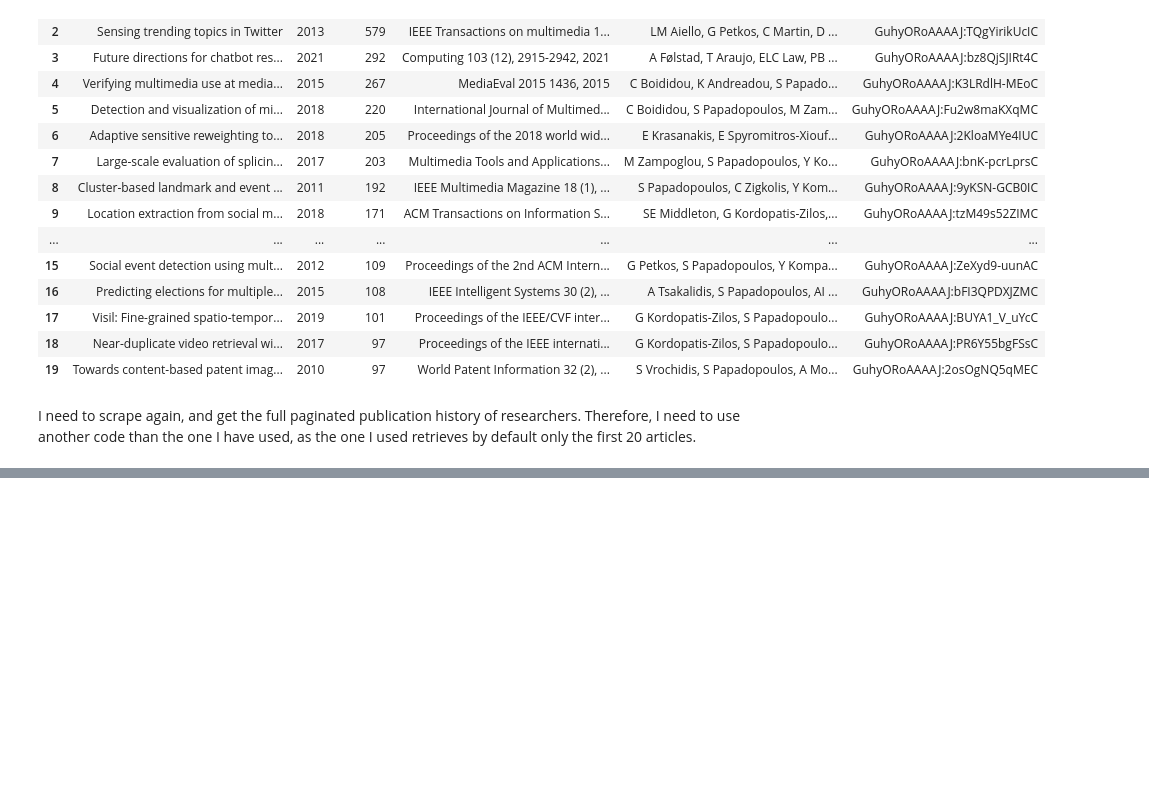
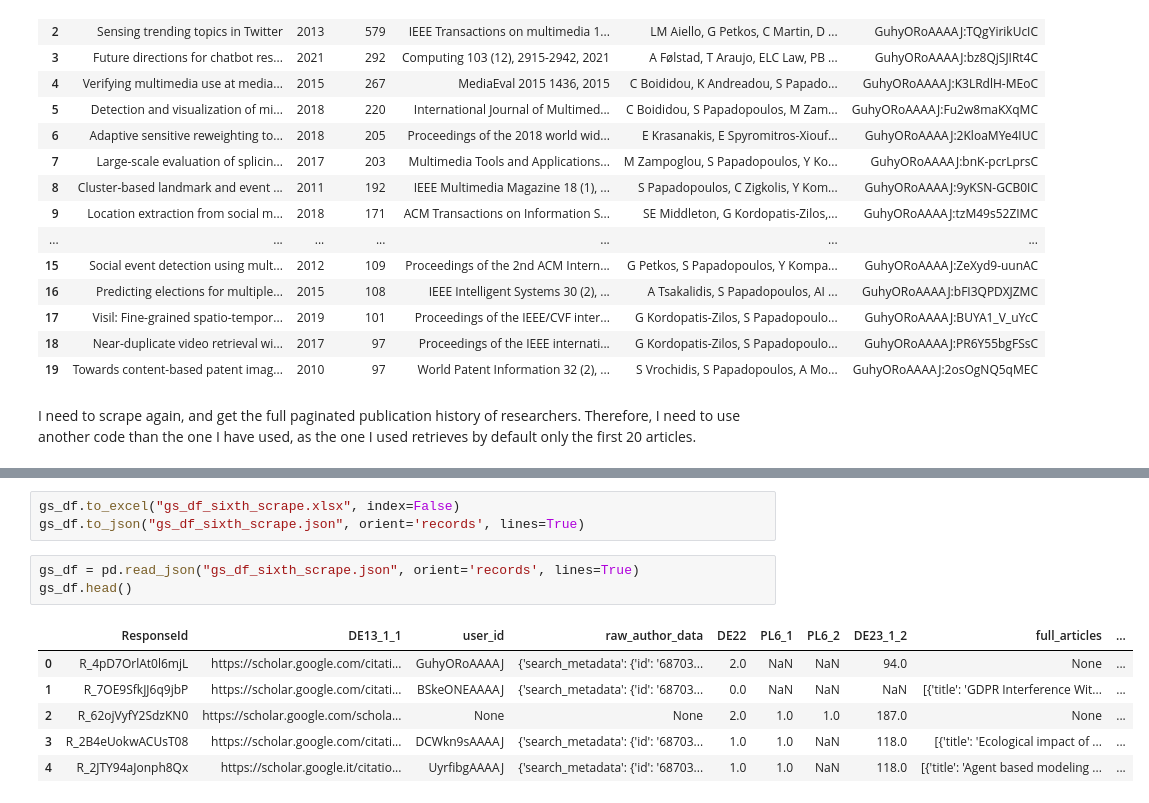
Before and after one commit to Ppandda/parenthood, a Jupyter notebook: parenthood_europe/notebooks/H1/get_data/getting_temporal_data.ipynb, the cells around one changed output, grey strips where cells are left out. Drawn from its saved outputs; the diff is of its cells as text; blank space fills up the shorter version.

```diff
--- a/parenthood_europe/notebooks/H1/get_data/getting_temporal_data.ipynb
+++ b/parenthood_europe/notebooks/H1/get_data/getting_temporal_data.ipynb
@@ -1293,0 +1605,13 @@ Lisette Key: bfd2f4c34b6645eaba0883182202432a915fabee41f37b42d7f6e7140f4e7697
+# %%
+gs_df.to_excel("gs_df_sixth_scrape.xlsx", index=False)
+gs_df.to_json("gs_df_sixth_scrape.json", orient='records', lines=True)
+# %%
+gs_df = pd.read_json("gs_df_sixth_scrape.json", orient='records', lines=True)
+gs_df.head()
+# %% [output]
+|  | ResponseId | DE13_1_1 | user_id | raw_author_data | DE22 | PL6_1 | PL6_2 | DE23_1_2 | full_articles | ... |
+| 0 | R_4pD7OrlAt0l6mjL | https://scholar.google.com/citati... | GuhyORoAAAAJ | {'search_metadata': {'id': '68703... | 2.0 | NaN | NaN | 94.0 | None | ... |
+| 1 | R_7OE9SfkJJ6q9jbP | https://scholar.google.com/citati... | BSkeONEAAAAJ | {'search_metadata': {'id': '68703... | 0.0 | NaN | NaN | NaN | [{'title': 'GDPR Interference Wit... | ... |
+| 2 | R_62ojVyfY2SdzKN0 | https://scholar.google.com/schola... | None | None | 2.0 | 1.0 | 1.0 | 187.0 | None | ... |
+| 3 | R_2B4eUokwACUsT08 | https://scholar.google.com/citati... | DCWkn9sAAAAJ | {'search_metadata': {'id': '68703... | 1.0 | 1.0 | NaN | 118.0 | [{'title': 'Ecological impact of ... | ... |
+| 4 | R_2JTY94aJonph8Qx | https://scholar.google.it/citatio... | UyrfibgAAAAJ | {'search_metadata': {'id': '68703... | 1.0 | 1.0 | NaN | 118.0 | [{'title': 'Agent based modeling ... | ... |
```
Also changed, not shown: parts of 42 cells of this notebook, 7 other files.
